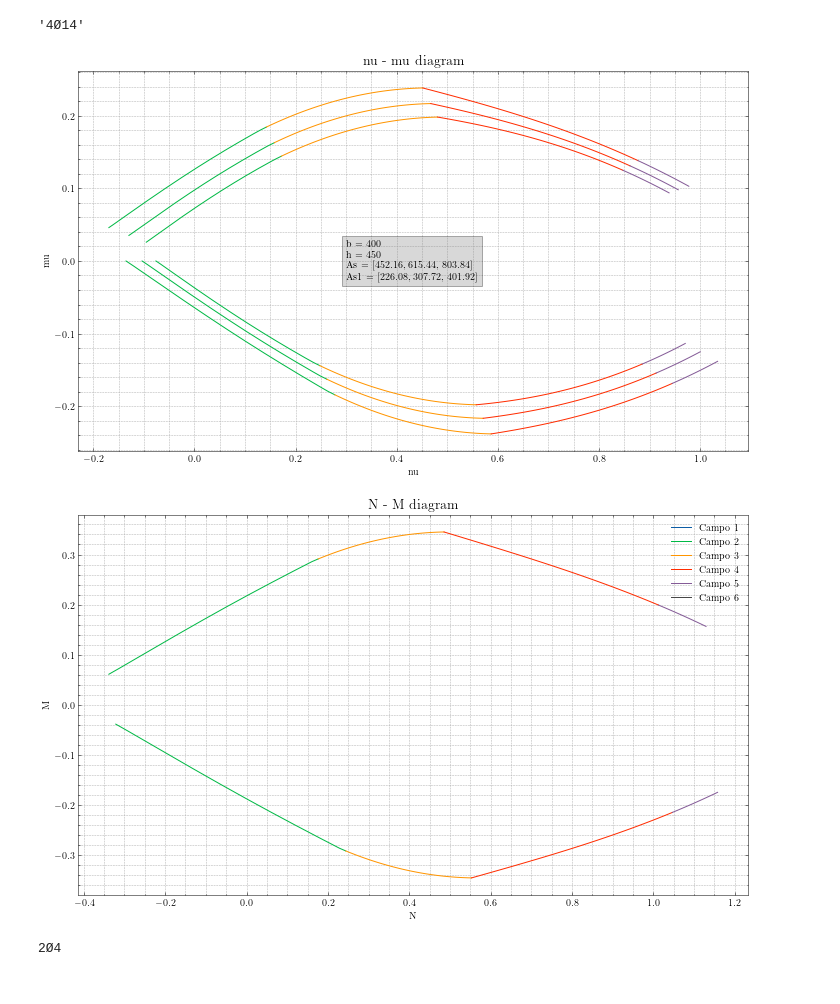
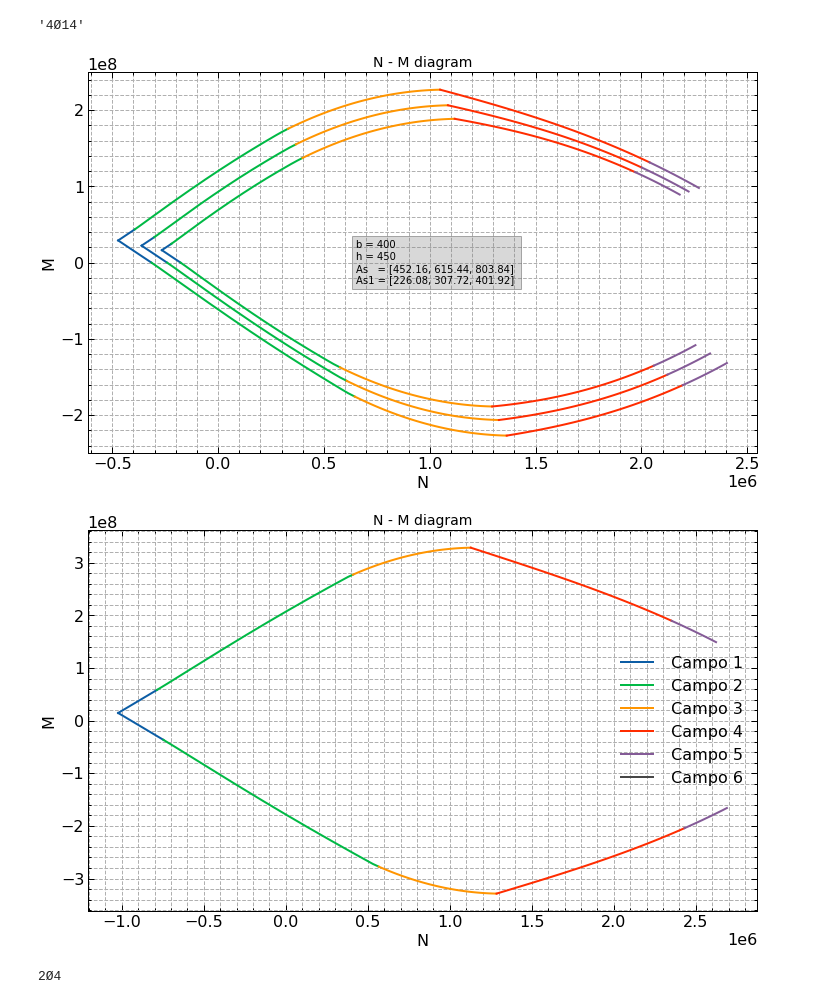
Before and after one commit to sononicola/Design-of-Concrete-Structures, a Jupyter notebook: M - N interaction diagram.ipynb, the cells around one changed output. Cells and saved outputs as stored; diff of their text form; code cells hidden in the pictures.

Commit message:
campo 1

```diff
--- a/M - N interaction diagram.ipynb
+++ b/M - N interaction diagram.ipynb
@@ -3,5 +3,5 @@ import numpy as np
 import matplotlib.pyplot as plt
 from reinforced_concrete.sections import create_concrete_material, create_steel_material
 
-plt.style.use(["science", "std-colors"])
-#plt.style.use(["science", "notebook"]) # faster but witout LaTeX render
+#plt.style.use(["science", "std-colors"])
+plt.style.use(["science", "notebook"]) # faster but witout LaTeX render
@@ -97,10 +93,25 @@ def strainDistribution(As,As1) -> dict[dict]:
 
     strainRange = "1"
     dic[strainRange]={}
-    M, N, nu, mu = np.array([]),np.array([]),np.array([]),np.array([])
+    xi = np.linspace(-50/d,0,20)
+    x = xi * d
+    es1 =  (esu * (d2 - x)) /(d - x) #TODO tanto vale mettere la formula con xi (ovunque)
+
+    fyd1 = []
+    for i in range(len(es1)):
+        if abs(es1[i]) > ese1:
+            fyd1.append(fyk1/1.15)
+        else:
+            fyd1.append(Es * es1[i])
+    fyd1 = np.array(fyd1)
+    print(fyd1)
+
+    N =  - fyd1*As1 - fyd * As
+    M =  - fyd1*As1* (h/2 - d2) + fyd * As* (h/2 - d1)
+    nu = N/(b*d*fcd)
+    mu = M/(b*d**2*fcd)
 
     storeToDict(dic,strainRange,N,M,nu,mu)
-
     # ---------------------------------------------------------------------
     # ------------------------------ CAMPO 2 ------------------------------
     # ---------------------------------------------------------------------
@@ -229,3 +256,0 @@ MN_down = strainDistribution(As1,As)
-# %%
-i = 1
-MN_down[f"{i}"]
@@ -269,8 +322,8 @@ def interaction_diagram_single(dic_up,dic_down, NM=True,):
 
     fig, ax = plt.subplots(1,1, figsize = (12, 7))
     for i in range(1,7):
-        ax.plot(dic_up[f"{i}"]["nu"],dic_up[f"{i}"]["mu"],color=COLORS[i-1],label=f" Campo {i}")
-        ax.plot(dic_down[f"{i}"]["nu"],-dic_down[f"{i}"]["mu"],color=COLORS[i-1])
+        ax.plot(dic_up[f"{i}"][x],dic_up[f"{i}"][y],color=COLORS[i-1],label=f" Campo {i}")
+        ax.plot(dic_down[f"{i}"][x],-dic_down[f"{i}"][y],color=COLORS[i-1])
         ax.set_xlabel(x) # "r"$\bf" + x + r"}$""
         ax.set_ylabel(y)
         ax.grid("True",which="both",linestyle='dashed')
@@ -294,40 +347,40 @@ def interaction_diagram_multiple(
     ax.set_ylabel(y)
     ax.grid("True",which="both",linestyle='dashed')
     ax.set_title(f"{x} - {y} diagram", fontsize=14)
     for area in range(len(multiple_strainDistribution)):
         for i in range(1,7):
             dic_up, dic_down = multiple_strainDistribution[area]
             ax.plot(dic_up[f"{i}"][x],dic_up[f"{i}"][y],dic_down[f"{i}"][x],-dic_down[f"{i}"][y],color=COLORS[i-1])
         #ax.plot([],[], label=f"Area: {area}")
 
     ax.text(
         x=0.4,
         y=0.5,
         s=f"b = {b}\nh = {h}\nAs   = {As_list} \nAs1 = {As1_list} ",
         horizontalalignment='left',
         verticalalignment='center',
         transform=ax.transAxes, #used to make x,y coords in global coordinates
         bbox=dict(facecolor='grey', alpha=0.3)
     )
     if NM_values:
         x_points = NM_values[0]
         y_points = NM_values[1]
         ax.plot(x_points, y_points,"rs")
 
     #plt.savefig(f"{x}_{y}_diagram_multiple.pdf")
 
     return fig, ax
 
 #fig, ax = interaction_diagram_single(MN_up,MN_down)
-fig, ax = interaction_diagram_multiple(mult, NM = False) # , NM_values=[[1,3],[2,6]]
+fig, ax = interaction_diagram_multiple(mult, NM = True) # , NM_values=[[1,3],[2,6]]
 plt.show()
 # %% [output]
-[figure, old version]
+[figure, new version]
 # %%
 fig, ax = interaction_diagram_single(MN_up,MN_down, NM=True)
 plt.show()
 # %% [output]
-[figure, old version]
+[figure, new version]
 # %%
 from dataclasses import dataclass
 
```
Also changed, not shown: parts of 6 cells of this notebook.
